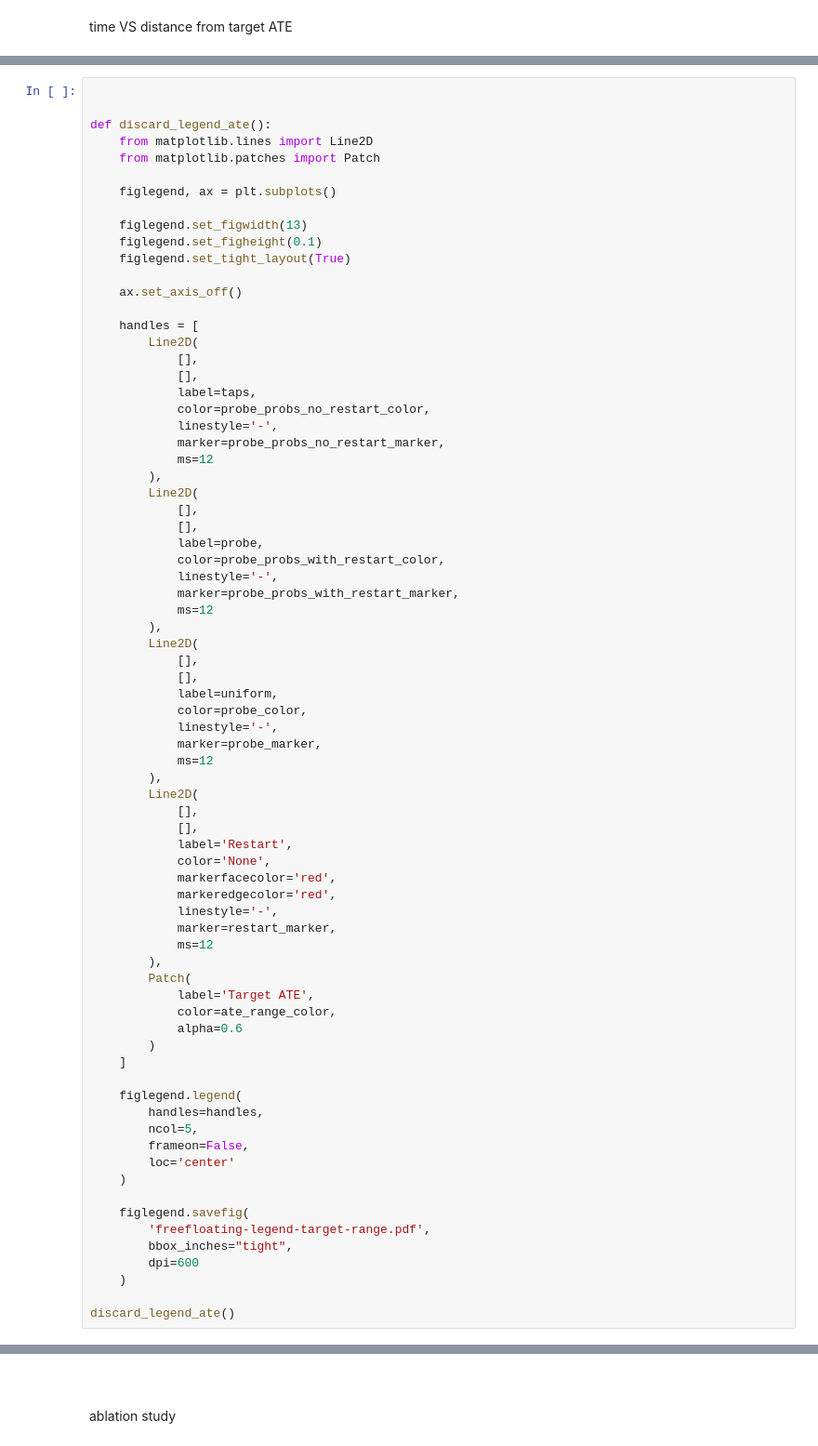
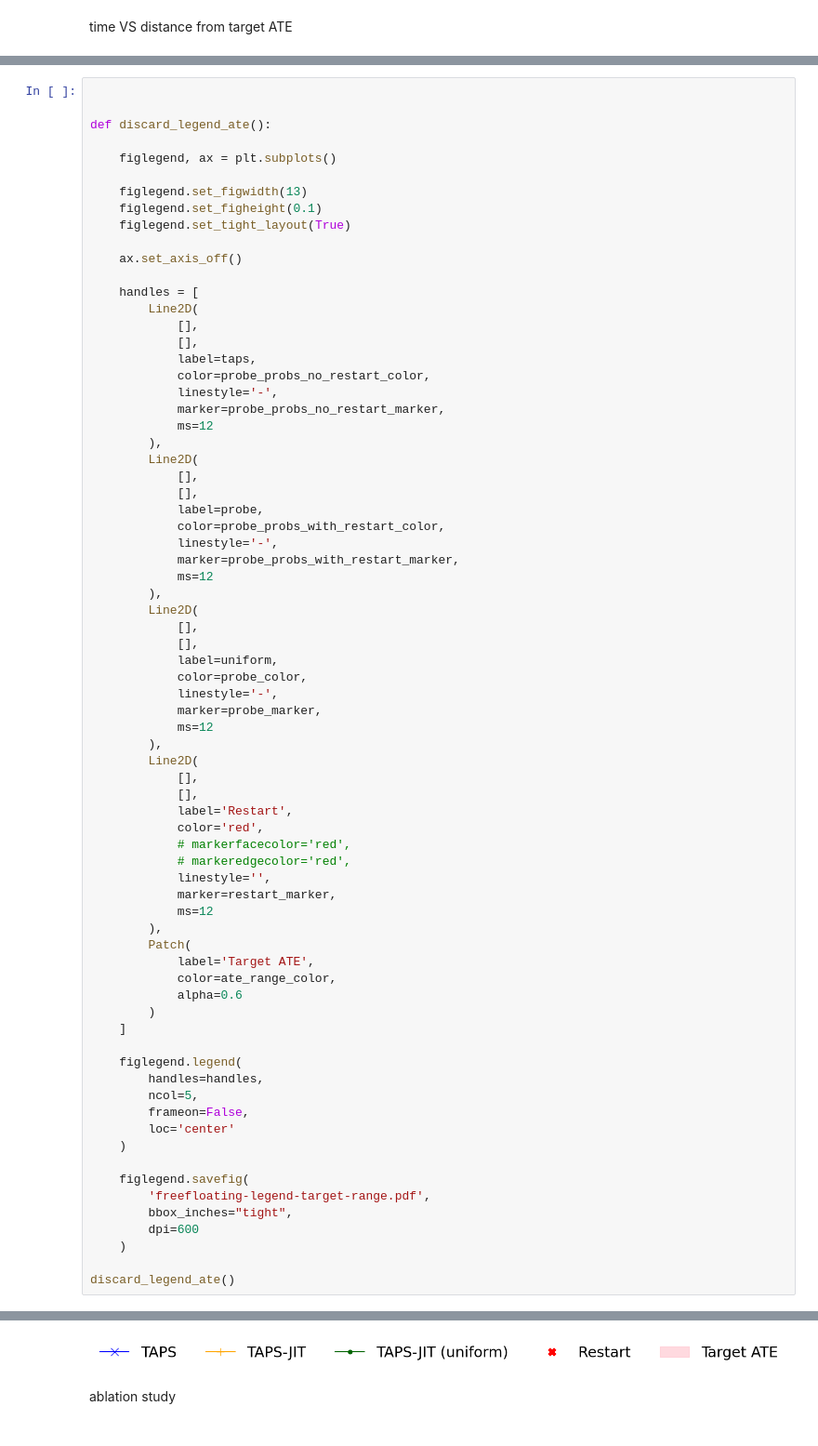
Before and after one commit to danielbarcohen-bot/ATE-shifting, a Jupyter notebook: graphs.ipynb, the cells around one changed output, grey strips where cells are left out. Shown at 93% size. Drawn from its saved outputs; the diff is of its cells as text.

```diff
--- a/graphs.ipynb
+++ b/graphs.ipynb
@@ -817,8 +823,6 @@ fig3.savefig(
 
 
 def discard_legend_ate():
-    from matplotlib.lines import Line2D
-    from matplotlib.patches import Patch
 
     figlegend, ax = plt.subplots()
 
@@ -860,10 +864,10 @@ def discard_legend_ate():
             [],
             [],
             label='Restart',
-            color='None',
-            markerfacecolor='red',
-            markeredgecolor='red',
-            linestyle='-',
+            color='red',
+            # markerfacecolor='red',
+            # markeredgecolor='red',
+            linestyle='',
             marker=restart_marker,
             ms=12
         ),
@@ -893,4 +896,4 @@ AttributeError: Line2D.set() got an unexpected keyword argument 'handlelength'
-[figure, old version]
+[figure, new version]
 # %% [markdown]
 ablation study
 # %%
```
Also changed, not shown: parts of 8 cells of this notebook.
